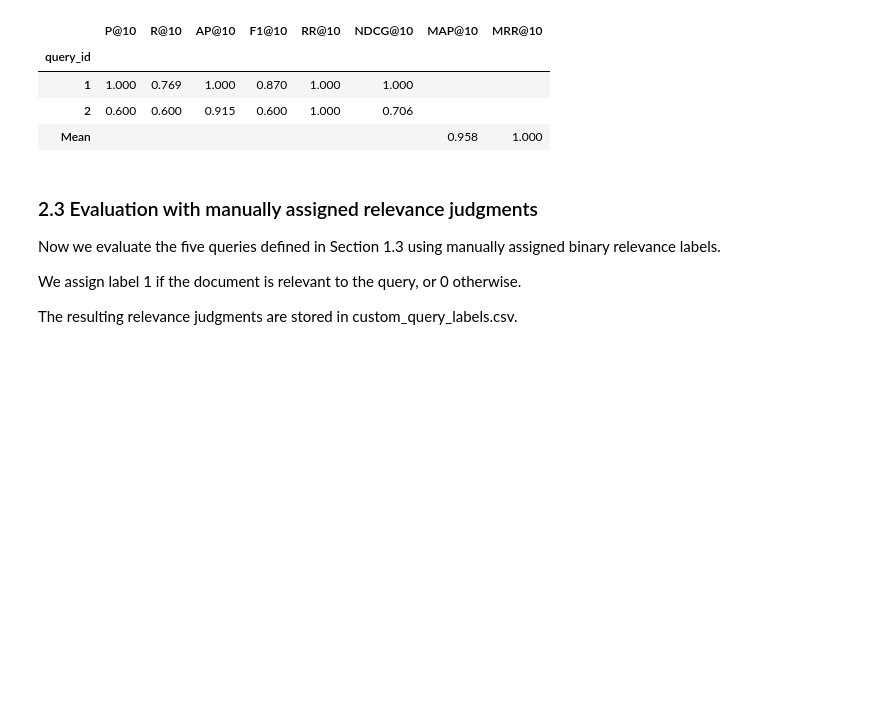
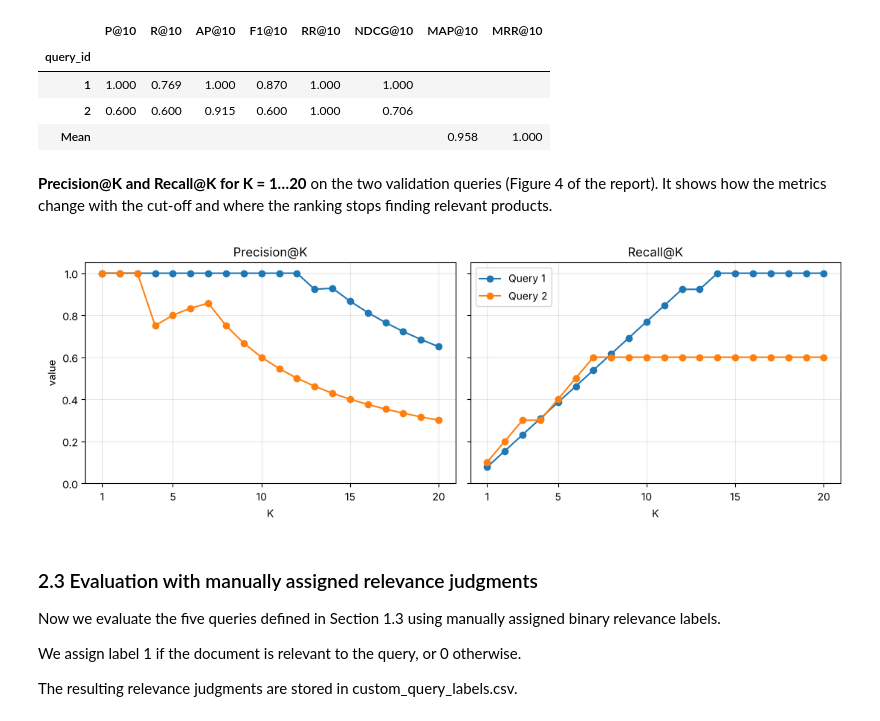
Before and after one commit to Mousemices/R-part1, a Jupyter notebook: project_progress/part_2/02_indexing_evaluation.ipynb, the cells around one changed output. Cells and saved outputs as stored; diff of their text form; code cells hidden in the pictures; blank space fills up the shorter version.

```diff
--- a/project_progress/part_2/02_indexing_evaluation.ipynb
+++ b/project_progress/part_2/02_indexing_evaluation.ipynb
@@ -635,6 +655,31 @@ display(results_df.style.format("{:.3f}", na_rep=""))
 | 1 | 1.000 | 0.769 | 1.000 | 0.870 | 1.000 | 1.000 |  |  |
 | 2 | 0.600 | 0.600 | 0.915 | 0.600 | 1.000 | 0.706 |  |  |
 | Mean |  |  |  |  |  |  | 0.958 | 1.000 |
+# %% [markdown]
+**Precision@K and Recall@K for K = 1…20** on the two validation queries (Figure 4 of the report). It shows how the metrics change with the cut-off and where the ranking stops finding relevant products.
+# %%
+import matplotlib.pyplot as plt
+
+ks = range(1, 21)
+fig, axes = plt.subplots(1, 2, figsize=(11, 4), sharey=True)
+
+# One panel per metric, one line per validation query (validation_evaluations holds (y_true, y_score) per query)
+for ax, (metric, name) in zip(axes, [(precision_at_k, "Precision@K"), (recall_at_k, "Recall@K")]):
+    for query_id, (y_true, y_score) in zip(validation_queries, validation_evaluations):
+        ax.plot(ks, [metric(y_true, y_score, k) for k in ks], marker="o", label=f"Query {query_id}")
+    ax.set_title(name)
+    ax.set_xlabel("K")
+    ax.set_xticks([1, 5, 10, 15, 20])
+    ax.grid(alpha=0.3)
+
+axes[0].set_ylabel("value")
+axes[0].set_ylim(0, 1.05)
+axes[1].legend()
+plt.tight_layout()
+plt.savefig("2.2_precision_recall_at_k.png", dpi=150)
+plt.show()
+# %% [output]
+[figure, added]
 # %% [markdown]
 ### 2.3 Evaluation with manually assigned relevance judgments
 
```
Also changed, not shown: parts of 6 cells of this notebook, 2 other files.
